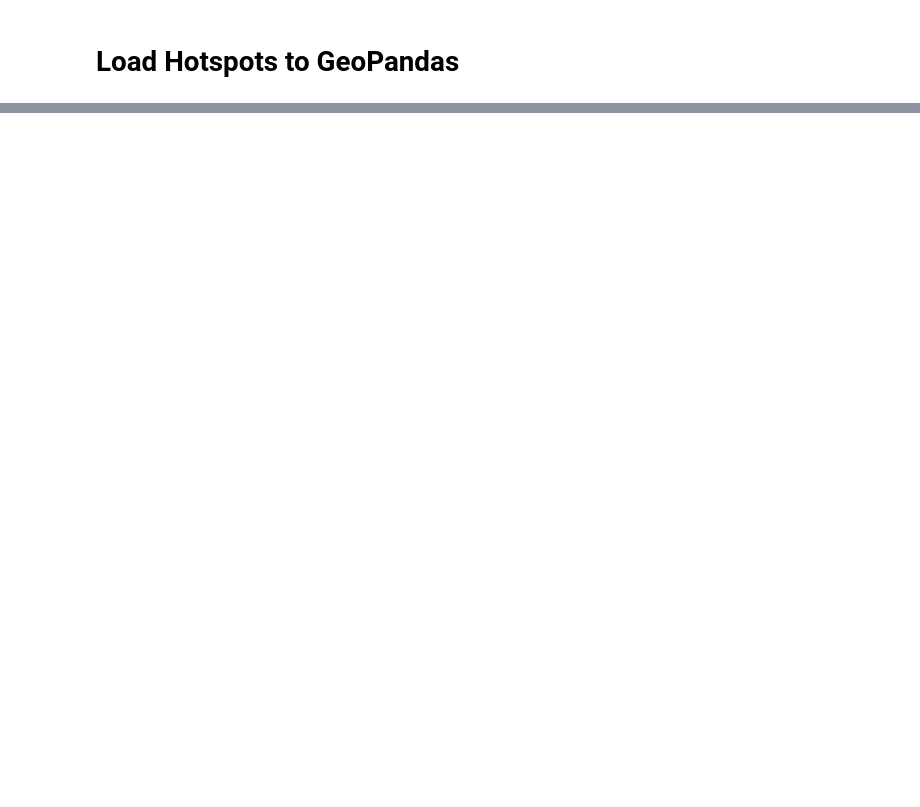
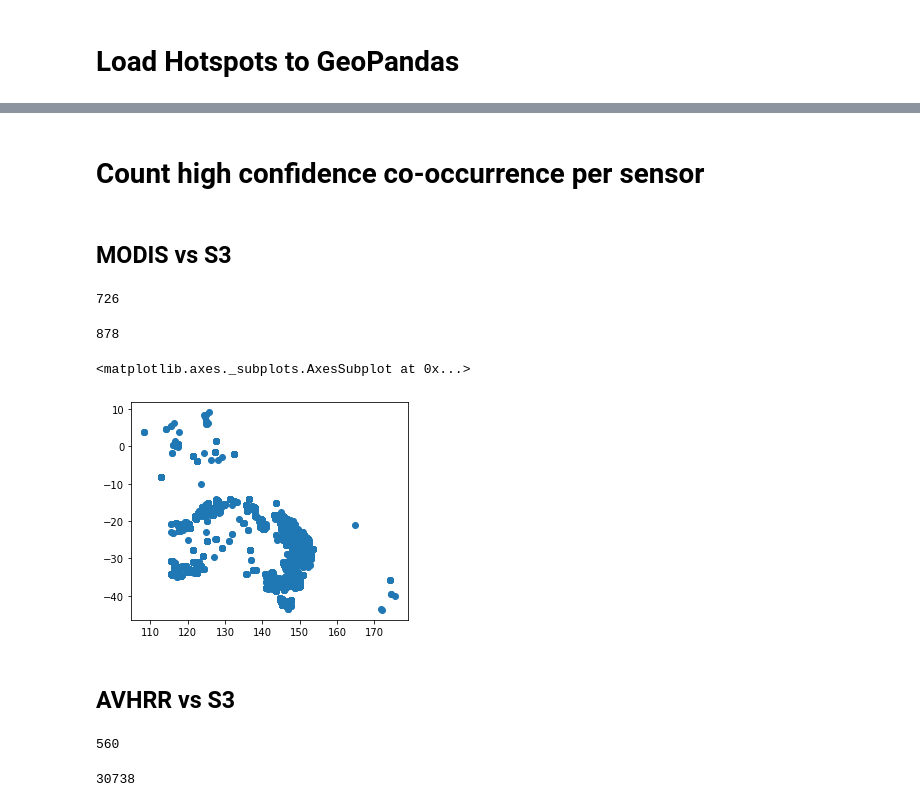
Before and after one commit to s3activefiresaustralia/s3vtdata, a Jupyter notebook: s3vt_active_fire_load_hotspots.ipynb, the cells around one changed output, grey strips where cells are left out. Cells and saved outputs as stored; diff of their text form; code cells hidden in the pictures; blank space fills up the shorter version.

```diff
--- a/s3vt_active_fire_load_hotspots.ipynb
+++ b/s3vt_active_fire_load_hotspots.ipynb
@@ -274,6 +345,6 @@ def ckdnearest(gdA, gdB):
     btree = cKDTree(nB)
     dist, idx = btree.query(nA, k=1)
     gdf = pd.concat(
-        [gdA.reset_index(drop=True), gdB.loc[idx, gdB.columns != 'geometry'].reset_index(drop=True),
+        [gdA.reset_index(drop=True), gdB.loc[idx, gdB.columns != 'geometry'].reset_index(drop=True).add_prefix('2_'),
          pd.Series(dist, name='dist')], axis=1)
     return gdf
@@ -288,0 +372,2 @@ ckdnearest(hotspots_gdf, s3vthotspots)
+# %%
+hotspots_gdf.set_index(pd.DatetimeIndex(hotspots_gdf.solar_day.values))
@@ -288,0 +388,2 @@ ckdnearest(hotspots_gdf, s3vthotspots)
+# %%
+s3vthotspots.set_index(pd.DatetimeIndex(s3vthotspots.solar_day.values))
@@ -288,0 +406,27 @@ ckdnearest(hotspots_gdf, s3vthotspots)
+# %%
+appended_dataframe = []
+
+# For each DEA Hotspots solar day group
+for name, group in hotspots_gdf.resample('D', on='solar_day'):
+    #print(group.datetime.max() - group.datetime.min(), name)
+    # and each S3 Hotspots solar day group
+    for s3name, s3group in s3vthotspots.resample('D', on='solar_day'):
+        # where the solar days are the same
+        if (name == s3name):
+            # On each unique DEA Hotspots solar group
+            for product in products:
+                # each product represents a unique sensor, product and satellite
+
+                dea_hotspot_product = (group[(group['sensor'] == product['sensor']) &\
+                                            (group['product'] == product['product']) &\
+                                            (group['satellite'] == product['satellite'])]).reset_index()
+
+                # If one of the dataframes going into the nearest hotspot function is empty this fails so try except
+
+                try:
+                    per_solarday_nearest_hotspots = ckdnearest(dea_hotspot_product , s3group.reset_index())
+
+                    appended_dataframe.append(per_solarday_nearest_hotspots)
+                except:
+                    logger.info('Skipping')
+dea_s3_nearest_hotspot_gdf = pd.concat(appended_dataframe)
@@ -288,0 +454,39 @@ ckdnearest(hotspots_gdf, s3vthotspots)
+# %% [markdown]
+# Count high confidence co-occurrence per sensor
+# %% [markdown]
+## MODIS vs S3
+# %%
+len(dea_s3_nearest_hotspot_gdf[(dea_s3_nearest_hotspot_gdf['confidence'] > 85) & \
+                               (dea_s3_nearest_hotspot_gdf['2_confidence'] > 0.90) & \
+                               (dea_s3_nearest_hotspot_gdf['dist'] < 0.05) & \
+                               (dea_s3_nearest_hotspot_gdf['sensor'] == 'MODIS')])
+# %% [output]
+726
+# %%
+len(dea_s3_nearest_hotspot_gdf[(dea_s3_nearest_hotspot_gdf['confidence'] > 85) & \
+                               (dea_s3_nearest_hotspot_gdf['2_confidence'] > 0.90) &\
+                               (dea_s3_nearest_hotspot_gdf['sensor'] == 'MODIS')])
+# %% [output]
+878
+# %%
+dea_s3_nearest_hotspot_gdf[(dea_s3_nearest_hotspot_gdf['dist'] < 0.05) & (dea_s3_nearest_hotspot_gdf['sensor'] == 'MODIS')].plot()
+# %% [output]
+<matplotlib.axes._subplots.AxesSubplot at 0x...>
+[figure, added]
+# %% [markdown]
+## AVHRR vs S3
+# %%
+len(dea_s3_nearest_hotspot_gdf[#(dea_s3_nearest_hotspot_gdf['confidence'] > 85) & \
+                               (dea_s3_nearest_hotspot_gdf['2_confidence'] > 0.90) & \
+
+                               (dea_s3_nearest_hotspot_gdf['dist'] < 0.05) & \
+                               (dea_s3_nearest_hotspot_gdf['sensor'] == 'AVHRR')])
+# %% [output]
+560
+# %%
+len(dea_s3_nearest_hotspot_gdf[#(dea_s3_nearest_hotspot_gdf['confidence'] > 85) & \
+                               (dea_s3_nearest_hotspot_gdf['2_confidence'] > 0.90) & \
+
+                               (dea_s3_nearest_hotspot_gdf['sensor'] == 'AVHRR')])
+# %% [output]
+30738
```
Also changed, not shown: parts of 43 cells of this notebook.
